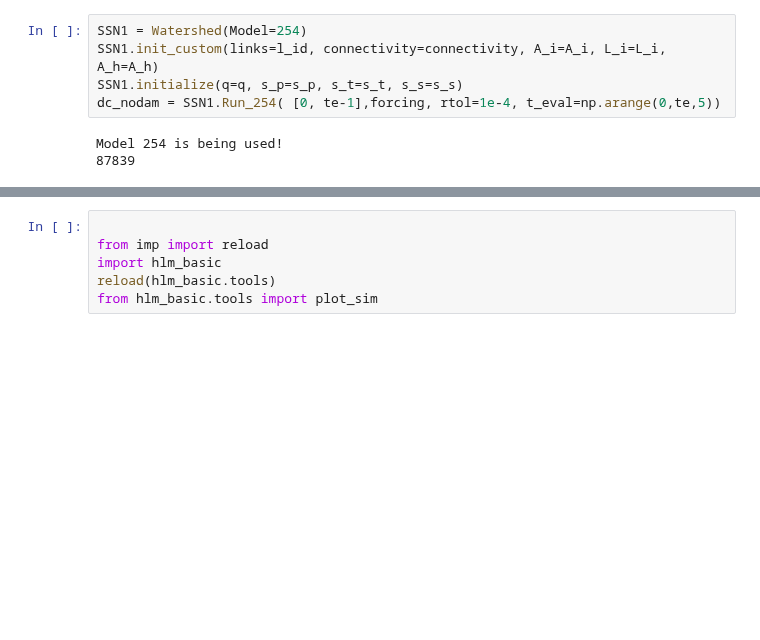
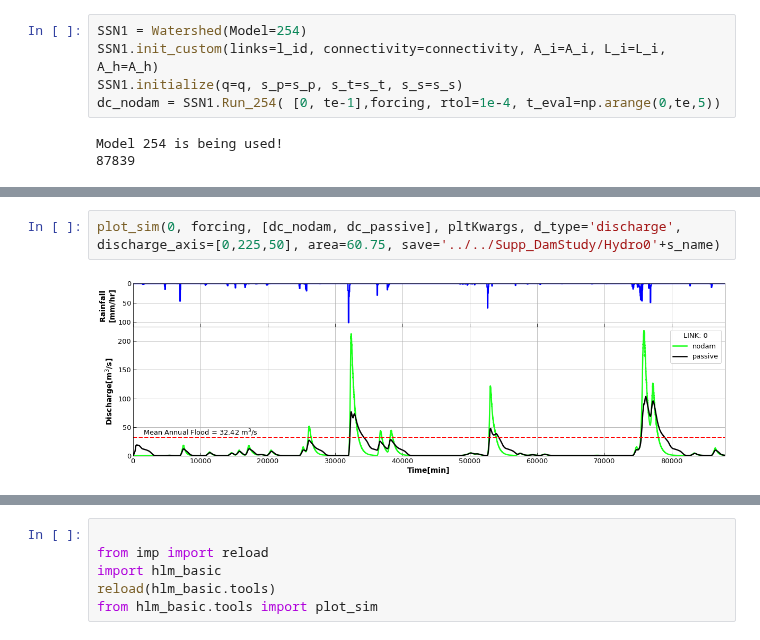
Before and after one commit to gurbuzf/DamStudy, a Jupyter notebook: dam_operation/simulations.ipynb, the cells around one changed output, grey strips where cells are left out. Cells and saved outputs as stored; diff of their text form; blank space fills up the shorter version.

```diff
--- a/dam_operation/simulations.ipynb
+++ b/dam_operation/simulations.ipynb
@@ -48,0 +51,4 @@ plot_sim(81, forcing, [dc_nodam, dc_passive], pltKwargs, d_type='discharge', dis
+# %%
+plot_sim(0, forcing, [dc_nodam, dc_passive], pltKwargs, d_type='discharge', discharge_axis=[0,225,50], area=60.75, save='../../Supp_DamStudy/Hydro0'+s_name)
+# %% [output]
+[figure, added]
```
Also changed, not shown: parts of 9 cells of this notebook, 5 other files.
